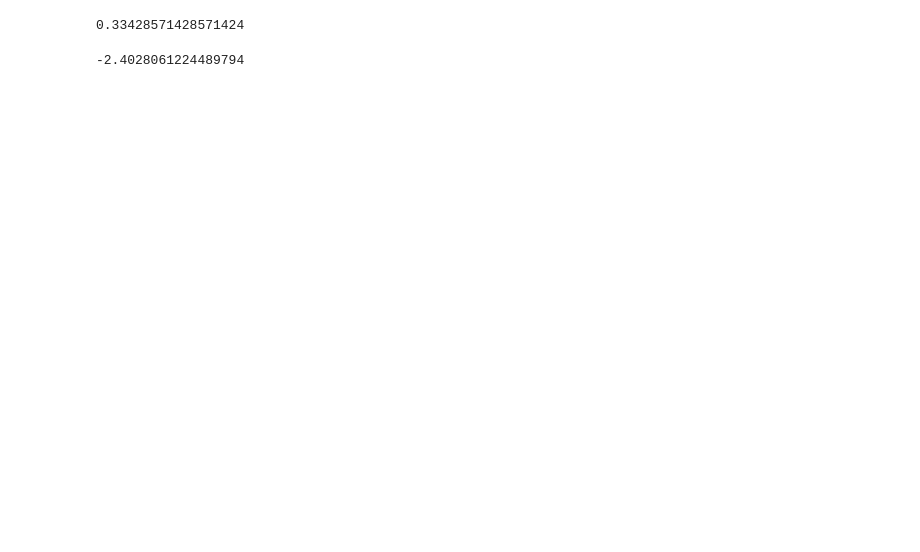
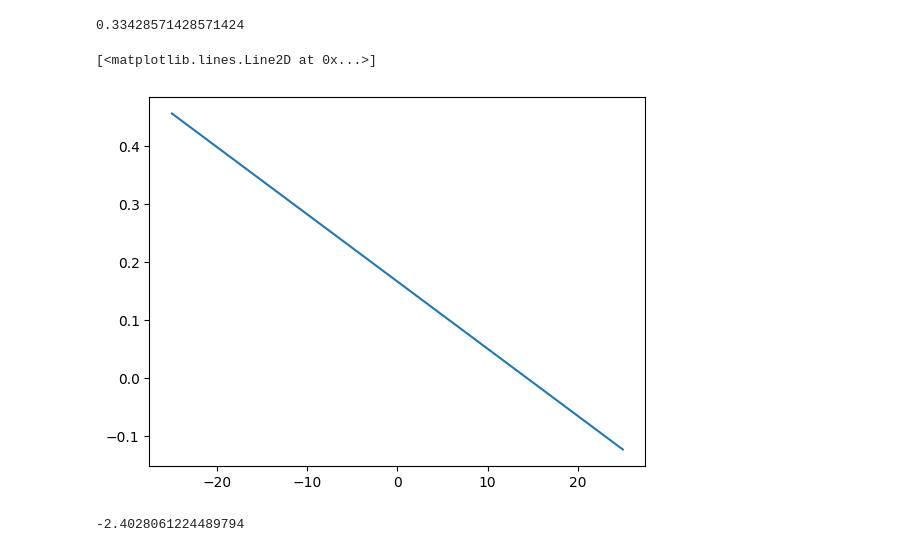
Before and after one commit to hg-heds/14bits_calc, a Jupyter notebook: Stability/stab.ipynb, the cells around one changed output. Drawn from its saved outputs; the diff is of its cells as text; code cells hidden in the pictures; blank space fills up the shorter version.

```diff
--- a/Stability/stab.ipynb
+++ b/Stability/stab.ipynb
@@ -79,6 +80,20 @@ it = 0
 downwash = 2*CL_w_linear/np.pi/ASPECT_RATIO*180/np.pi
 downwash_prime = np.zeros(len(alpha))
 downwash_prime[:-1] = downwash[1:]-downwash[:-1]
+# %%
+downwash0 = downwash[np.nanargmin(np.abs(alpha))]
+downwash_alpha = 2*cl_alpha_tail/np.pi/ASPECT_RATIO*180/np.pi
+# %%
+CM_0_t = tail_efficiency * tail_volume * CL_t_linear[np.nanargmin(np.abs(alpha-(downwash0+iw-it)))]
+# %%
+CM_alpha_t = - tail_efficiency * tail_volume * cl_t_linear[np.nanargmin(np.abs(alpha-(1-downwash_alpha)))]
+# %%
+CM_cg_t = CM_0_t + alpha*CM_alpha_t
+# %%
+plt.plot(alpha,CM_cg_t)
+# %% [output]
+[<matplotlib.lines.Line2D at 0x...>]
+[figure, added]
 # %%
 angle_cl = (downwash[index_alpha_0]+iw-it)
 clat = np.nanargmin(alpha-angle_cl)
```
Also changed, not shown: parts of 2 cells of this notebook, 1 other file.
